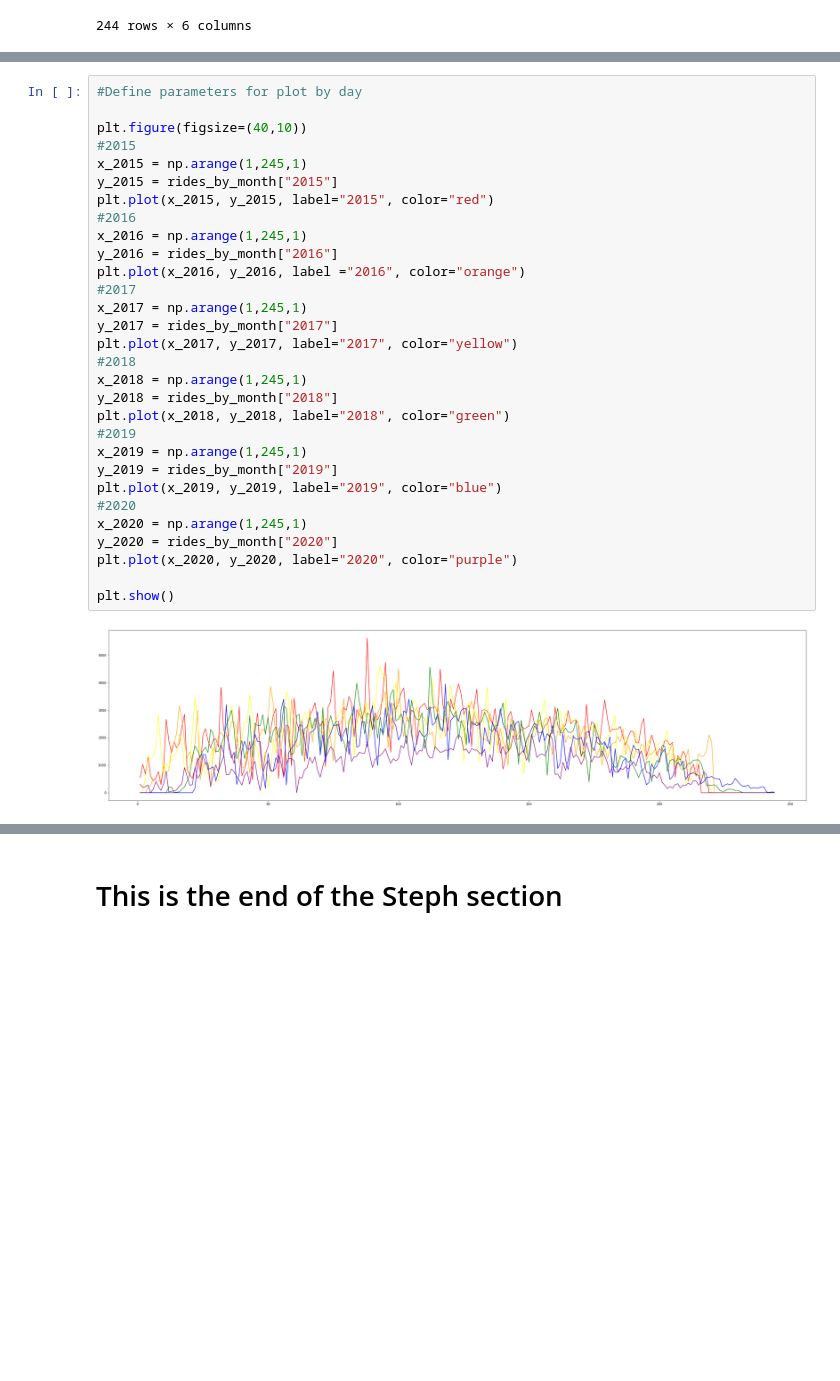
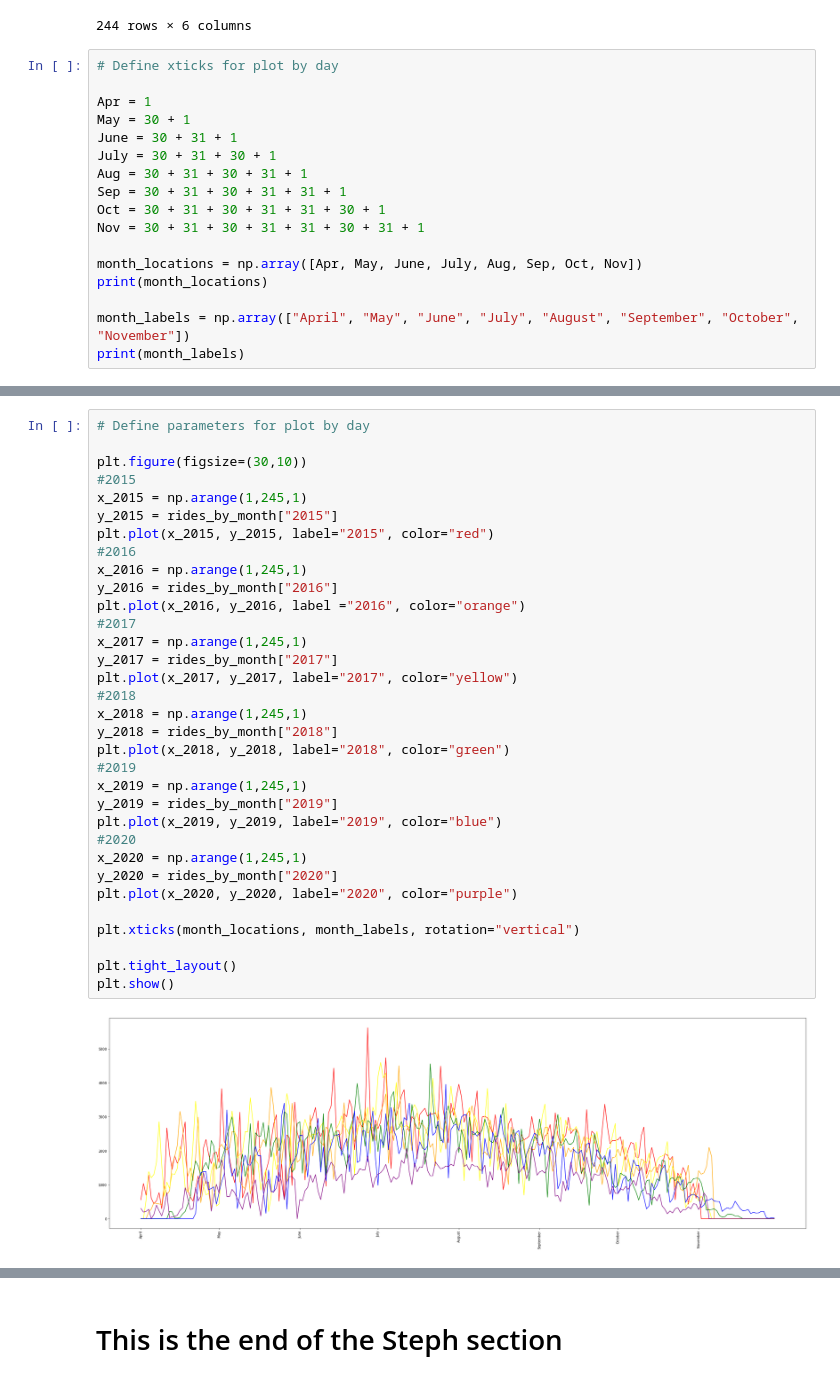
Before and after one commit to luchovzla/project-1, a Jupyter notebook: NiceRideCombined.ipynb, the cells around one changed output, grey strips where cells are left out. Saved outputs shown, nothing was run; the diff lists cells and outputs as text; blank space fills up the shorter version.

Commit message:
Sorted out xticks for plots.

```diff
--- a/NiceRideCombined.ipynb
+++ b/NiceRideCombined.ipynb
@@ -500,3 +499,20 @@ rides_by_month
 | 242 | 0 | 0 | 0 | 0 | 29 | 0 |
 | 243 | 0 | 0 | 0 | 0 | 20 | 0 |
 244 rows × 6 columns
+# %%
+# Define xticks for plot by day
+
+Apr = 1
+May = 30 + 1
+June = 30 + 31 + 1
+July = 30 + 31 + 30 + 1
+Aug = 30 + 31 + 30 + 31 + 1
+Sep = 30 + 31 + 30 + 31 + 31 + 1
+Oct = 30 + 31 + 30 + 31 + 31 + 30 + 1
+Nov = 30 + 31 + 30 + 31 + 31 + 30 + 31 + 1
+
+month_locations = np.array([Apr, May, June, July, Aug, Sep, Oct, Nov])
+print(month_locations)
+
+month_labels = np.array(["April", "May", "June", "July", "August", "September", "October", "November"])
+print(month_labels)
@@ -503,34 +522,37 @@ rides_by_month
 # %%
-#Define parameters for plot by day
+# Define parameters for plot by day
 
-plt.figure(figsize=(40,10))
+plt.figure(figsize=(30,10))
 #2015
 x_2015 = np.arange(1,245,1)
 y_2015 = rides_by_month["2015"]
 plt.plot(x_2015, y_2015, label="2015", color="red")
 #2016
 x_2016 = np.arange(1,245,1)
 y_2016 = rides_by_month["2016"]
 plt.plot(x_2016, y_2016, label ="2016", color="orange")
 #2017
 x_2017 = np.arange(1,245,1)
 y_2017 = rides_by_month["2017"]
 plt.plot(x_2017, y_2017, label="2017", color="yellow")
 #2018
 x_2018 = np.arange(1,245,1)
 y_2018 = rides_by_month["2018"]
 plt.plot(x_2018, y_2018, label="2018", color="green")
 #2019
 x_2019 = np.arange(1,245,1)
 y_2019 = rides_by_month["2019"]
 plt.plot(x_2019, y_2019, label="2019", color="blue")
 #2020
 x_2020 = np.arange(1,245,1)
 y_2020 = rides_by_month["2020"]
 plt.plot(x_2020, y_2020, label="2020", color="purple")
 
+plt.xticks(month_locations, month_labels, rotation="vertical")
+
+plt.tight_layout()
 plt.show()
 # %% [output]
-[figure, old version]
+[figure, new version]
 # %%
 # Define x_ticks for Mpls even timeline in 2020
```
Also changed, not shown: parts of 5 cells of this notebook.
